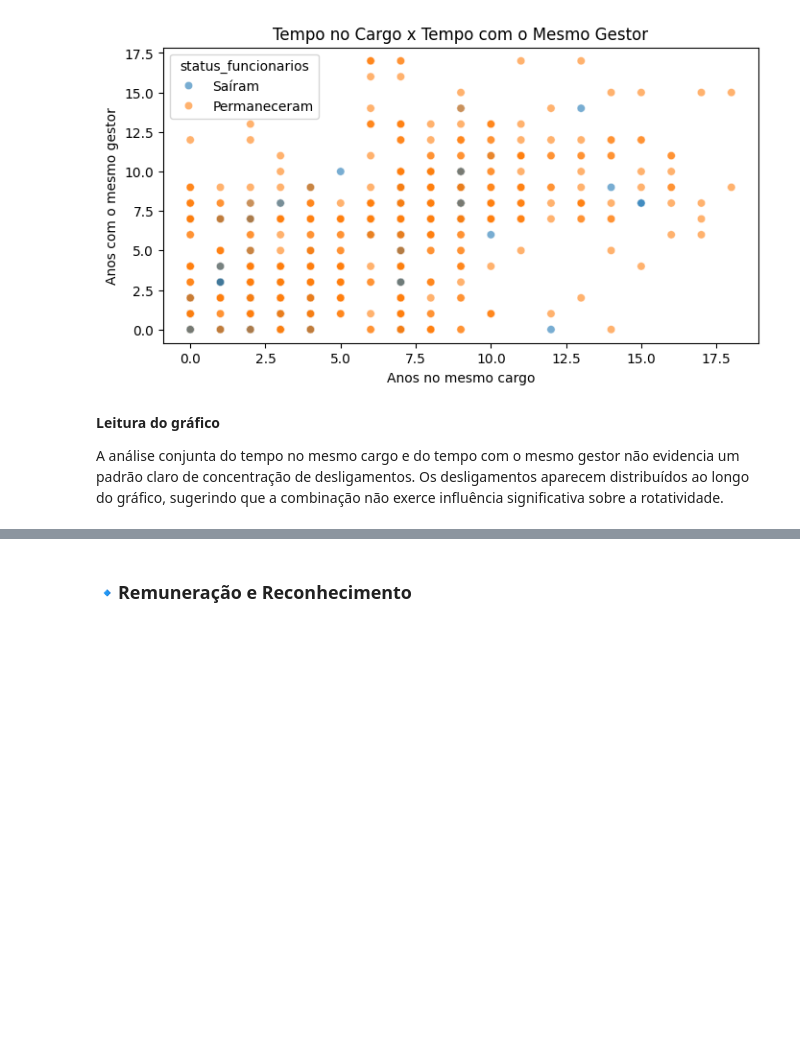
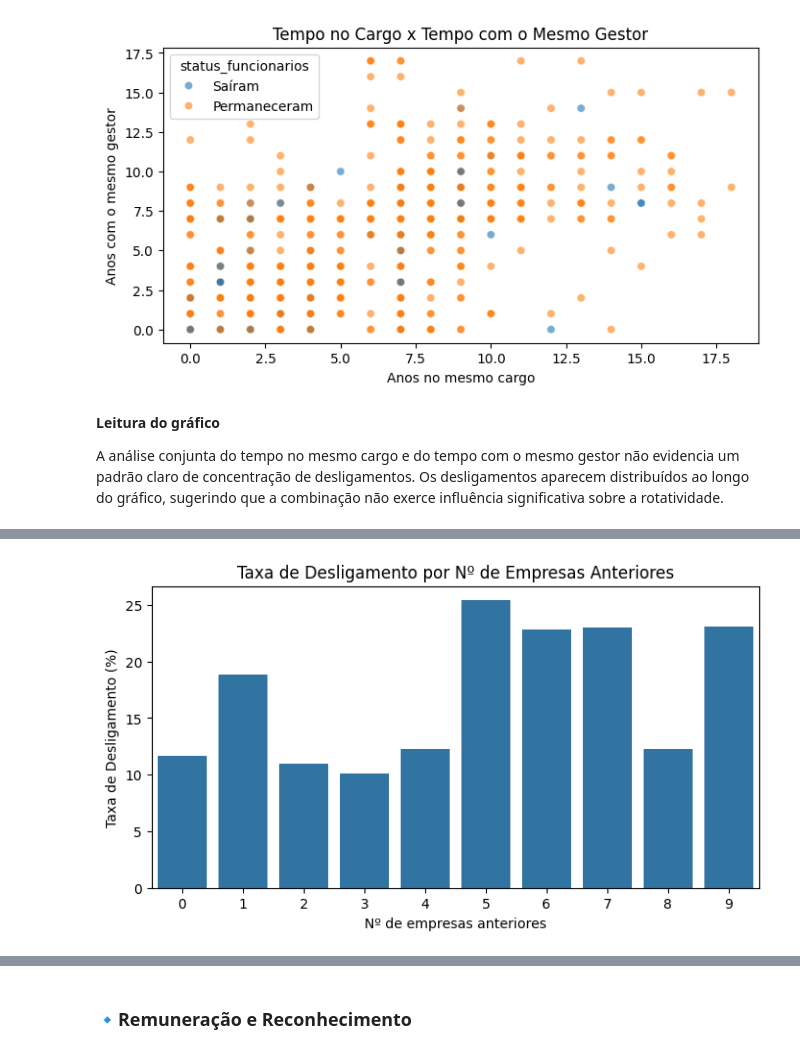
Before and after one commit to anajulia-v/AnaliseTurnover, a Jupyter notebook: notebooks/02_exploracao.ipynb, the cells around one changed output, grey strips where cells are left out. Saved outputs shown, nothing was run; the diff lists cells and outputs as text; code cells hidden in the pictures; blank space fills up the shorter version.

```diff
--- a/notebooks/02_exploracao.ipynb
+++ b/notebooks/02_exploracao.ipynb
@@ -184,0 +243,18 @@ A análise conjunta do tempo no mesmo cargo e do tempo com o mesmo gestor não e
+# %%
+# taxa de desligamento por número de empresas anteriores
+taxa_empresas = (
+    df
+    .groupby('quantidade_de_empresas_trabalhadas')['saiu_da_empresa']
+    .apply(lambda x: (x == 'Sim').mean())
+    .reset_index(name='taxa_desligamento')
+)
+taxa_empresas['taxa_desligamento'] *= 100
+
+plt.figure(figsize=(8, 4))
+sns.barplot(data=taxa_empresas, x='quantidade_de_empresas_trabalhadas', y='taxa_desligamento')
+plt.title('Taxa de Desligamento por Nº de Empresas Anteriores')
+plt.xlabel('Nº de empresas anteriores')
+plt.ylabel('Taxa de Desligamento (%)')
+plt.show()
+# %% [output]
+[figure, added]
```
Also changed, not shown: parts of 19 cells of this notebook, 6 other files.
